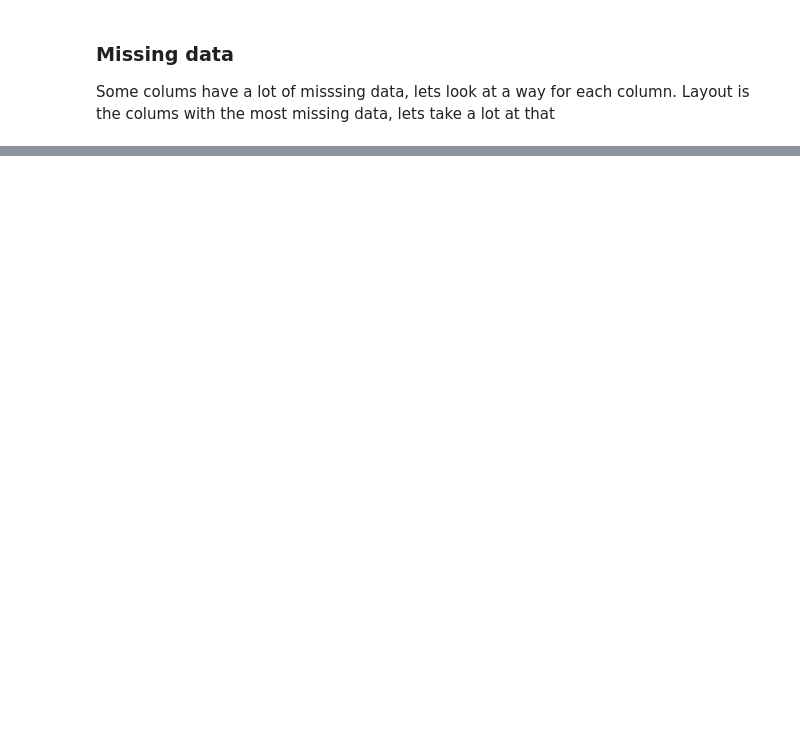
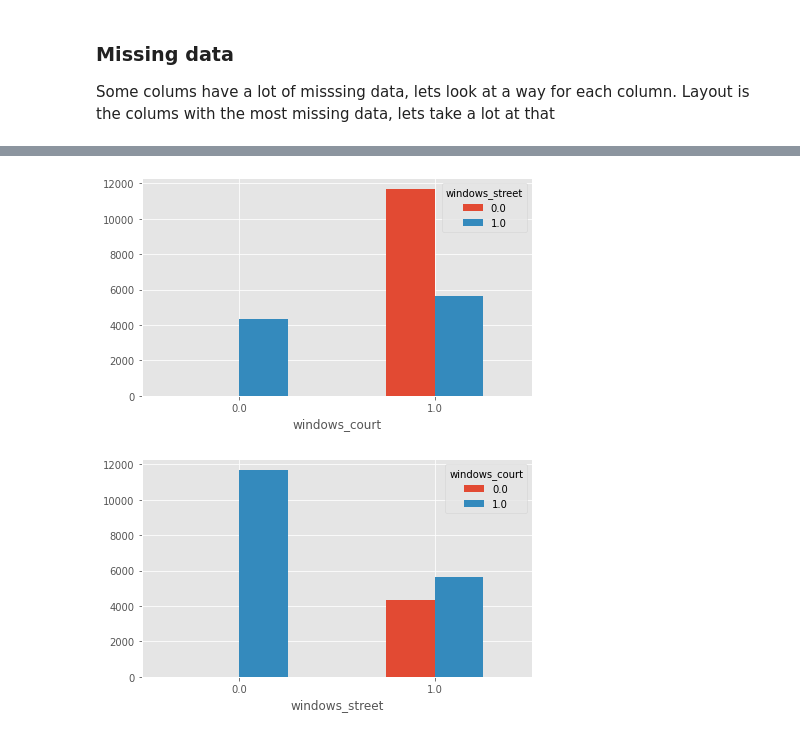
Before and after one commit to kjappvaffel/moscow_housing, a Jupyter notebook: EDA_DataCleaning_FeatureEngineering/EDA.ipynb, the cells around one changed output, grey strips where cells are left out. Cells and saved outputs as stored; diff of their text form; code cells hidden in the pictures; blank space fills up the shorter version.

Commit message:
started working on missing categorical values for all_data.

```diff
--- a/EDA_DataCleaning_FeatureEngineering/EDA.ipynb
+++ b/EDA_DataCleaning_FeatureEngineering/EDA.ipynb
@@ -426,6 +390,11 @@ def clean_data(all_data):
     all_data.loc[(all_data['sum_area'] < 70) & (all_data['area_total'] > 120)&(all_data['rooms'] < 3), 'area_kitchen'] = all_data['area_kitchen'] * all_data['area_total']/100
 
     return all_data
+
+def plot_categorical(df, column1, column2):
+    CrosstabResult=pd.crosstab(index=df[column1],columns=df[column2])
+
+    CrosstabResult.plot.bar(figsize=(7,4), rot=0)
 # %% [markdown]
 ## **Pricing**
 Pricing is our goal target, lets start by looking at how it is compared to other factors, and if we can see any interesting things
@@ -1045,0 +829,9 @@ In this section i will try to look at the differences in the training and test s
+# %%
+#window street and window court, very corellated, can be used!!!!
+plot_categorical(all_data,'windows_court', 'windows_street')
+#best inromation here is that if there is not a window by the court, there is 100% a window at the street
+plot_categorical(all_data,'windows_street', 'windows_court')
+#here we can again see that if there is no window to the street, there is a windows court
+# %% [output]
+[figure, added]
+[figure, added]
```
Also changed, not shown: parts of 50 cells of this notebook.
